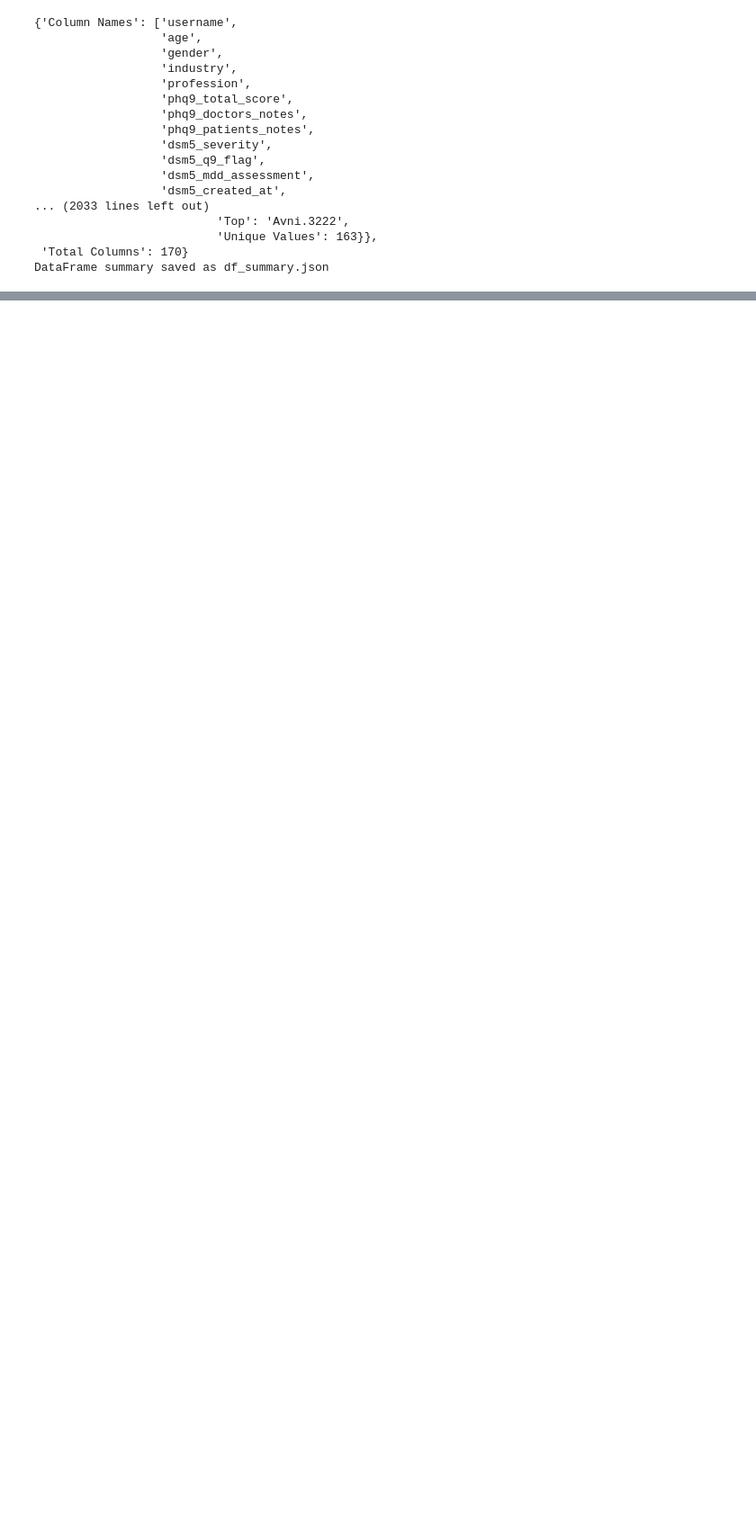
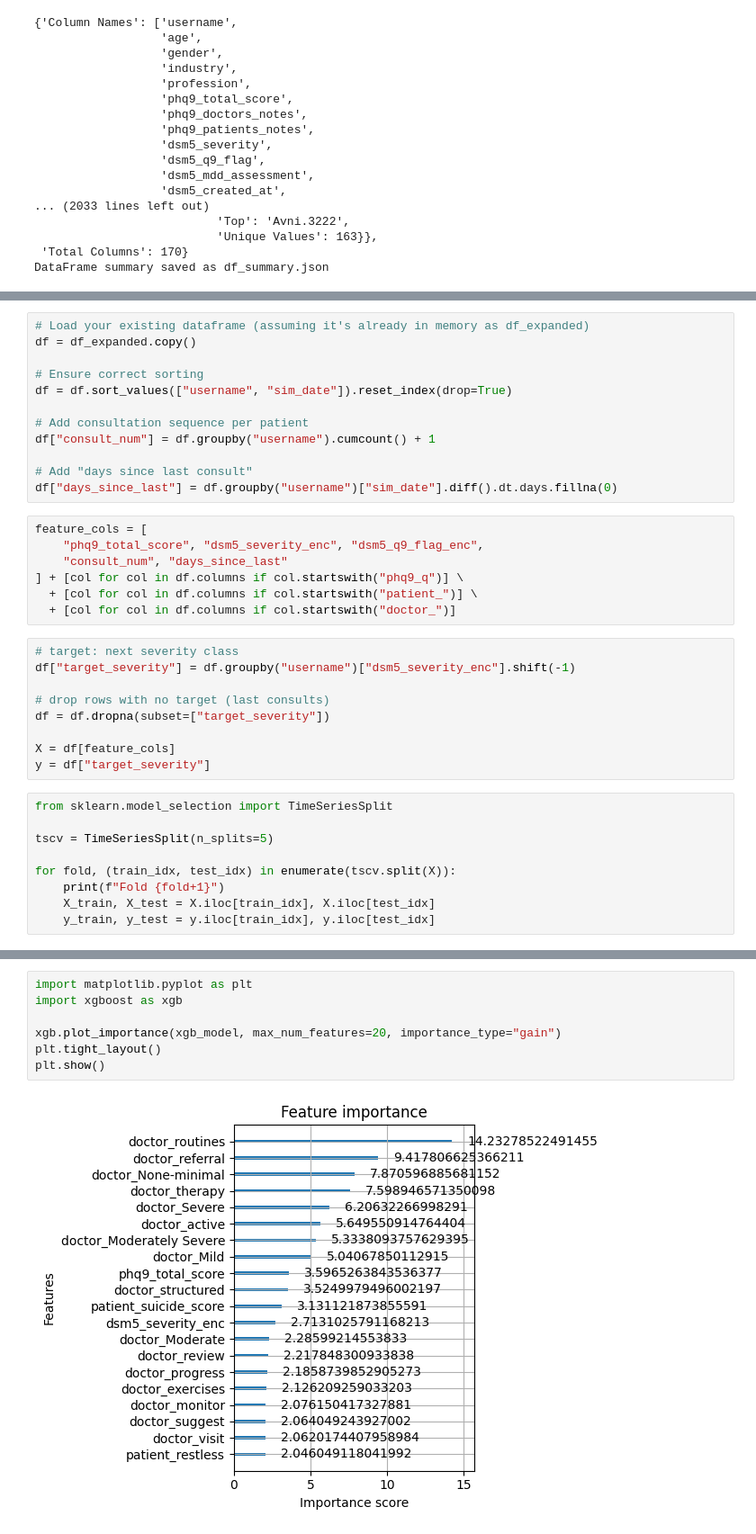
Before and after one commit to manideepsp/PHQ9_DSM5_ML_AI, a Jupyter notebook: backend/exploratory_analysis/explore_df.ipynb, the cells around one changed output, grey strips where cells are left out. Shown at 90% size. Drawn from its saved outputs; the diff is of its cells as text; blank space fills up the shorter version.

```diff
--- a/backend/exploratory_analysis/explore_df.ipynb
+++ b/backend/exploratory_analysis/explore_df.ipynb
@@ -956,0 +1011,37 @@ DataFrame summary saved as df_summary.json
+# %%
+# Load your existing dataframe (assuming it's already in memory as df_expanded)
+df = df_expanded.copy()
+
+# Ensure correct sorting
+df = df.sort_values(["username", "sim_date"]).reset_index(drop=True)
+
+# Add consultation sequence per patient
+df["consult_num"] = df.groupby("username").cumcount() + 1
+
+# Add "days since last consult"
+df["days_since_last"] = df.groupby("username")["sim_date"].diff().dt.days.fillna(0)
+# %%
+feature_cols = [
+    "phq9_total_score", "dsm5_severity_enc", "dsm5_q9_flag_enc",
+    "consult_num", "days_since_last"
+] + [col for col in df.columns if col.startswith("phq9_q")] \
+  + [col for col in df.columns if col.startswith("patient_")] \
+  + [col for col in df.columns if col.startswith("doctor_")]
+# %%
+# target: next severity class
+df["target_severity"] = df.groupby("username")["dsm5_severity_enc"].shift(-1)
+
+# drop rows with no target (last consults)
+df = df.dropna(subset=["target_severity"])
+
+X = df[feature_cols]
+y = df["target_severity"]
+# %%
+from sklearn.model_selection import TimeSeriesSplit
+
+tscv = TimeSeriesSplit(n_splits=5)
+
+for fold, (train_idx, test_idx) in enumerate(tscv.split(X)):
+    print(f"Fold {fold+1}")
+    X_train, X_test = X.iloc[train_idx], X.iloc[test_idx]
+    y_train, y_test = y.iloc[train_idx], y.iloc[test_idx]
@@ -956,0 +1126,9 @@ DataFrame summary saved as df_summary.json
+# %%
+import matplotlib.pyplot as plt
+import xgboost as xgb
+
+xgb.plot_importance(xgb_model, max_num_features=20, importance_type="gain")
+plt.tight_layout()
+plt.show()
+# %% [output]
+[figure, added]
```
Also changed, not shown: parts of 17 cells of this notebook, 6 other files.
